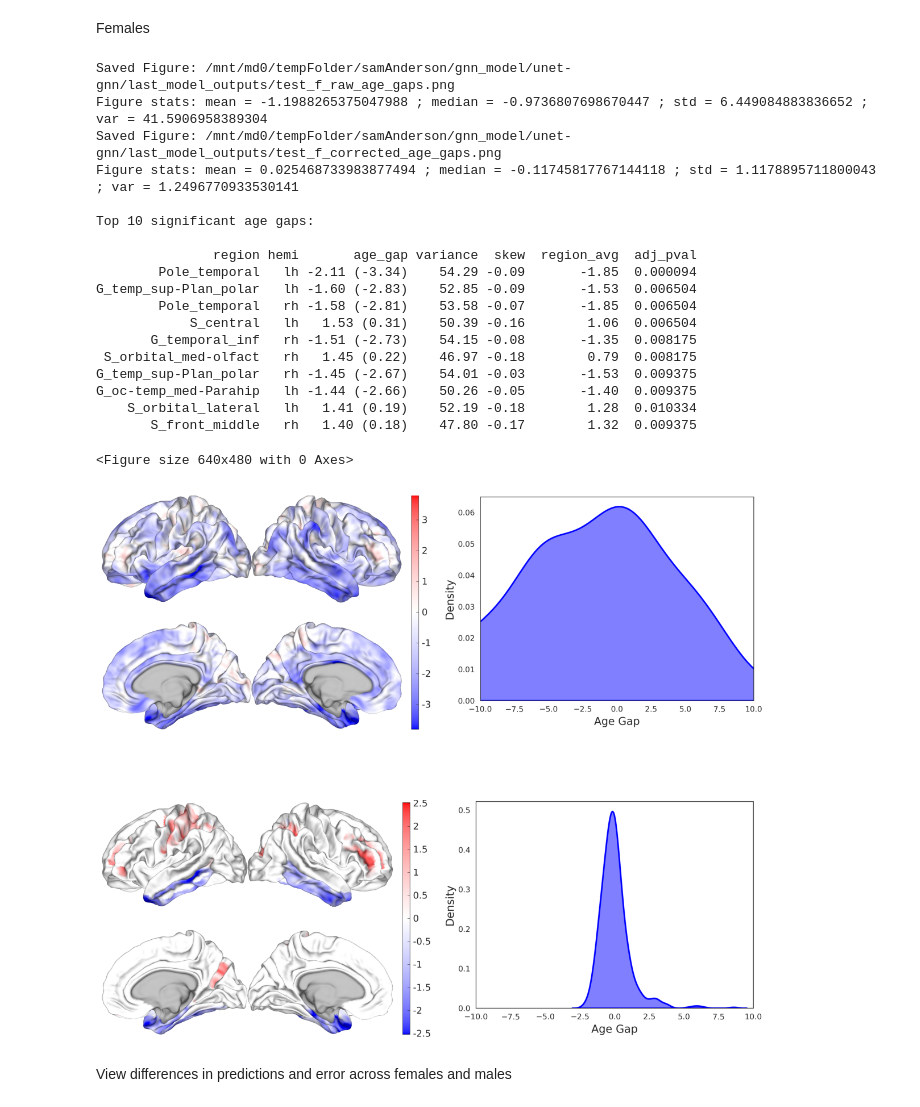
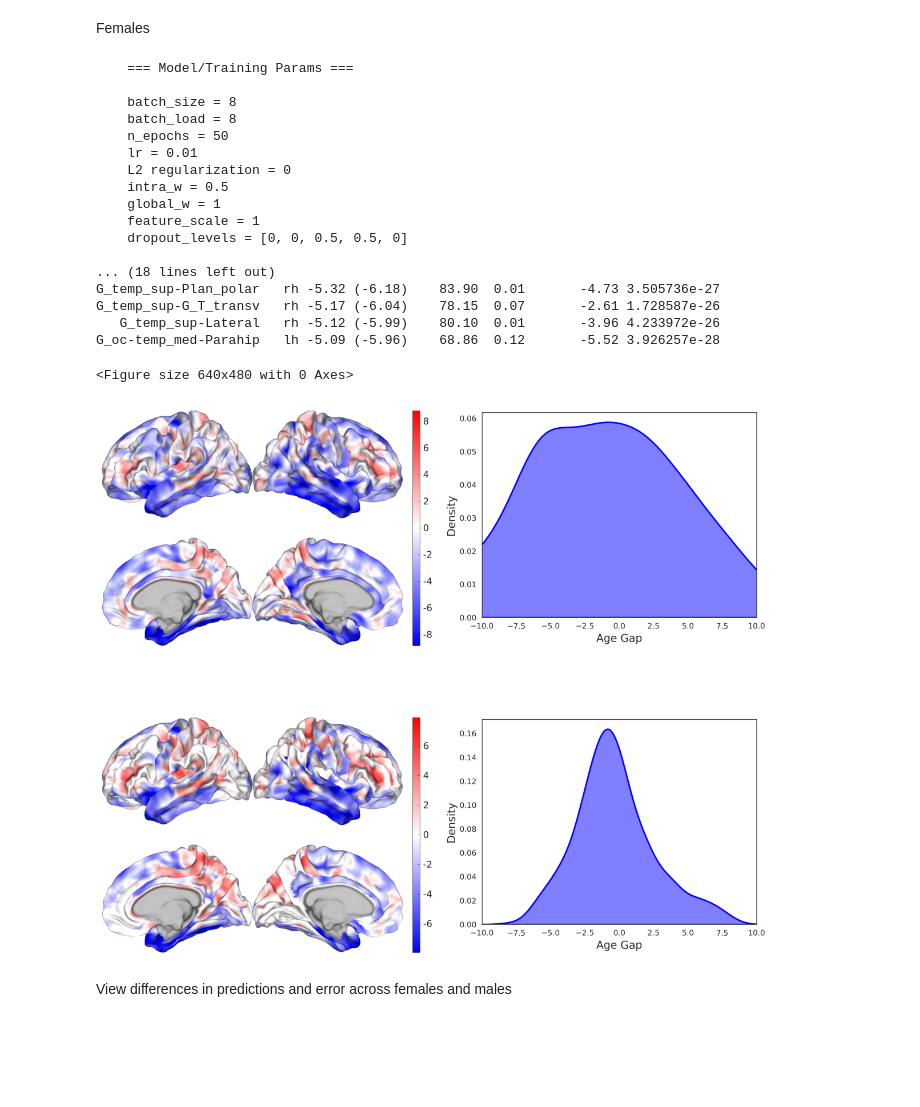
Before and after one commit to SamAndTheSun/Graph_UNet, a Jupyter notebook: notebooks/sex_analysis.ipynb, the cells around one changed output. Saved outputs shown, nothing was run; the diff lists cells and outputs as text; code cells hidden in the pictures; blank space fills up the shorter version.

```diff
--- a/notebooks/sex_analysis.ipynb
+++ b/notebooks/sex_analysis.ipynb
@@ -46,29 +47,28 @@ G_oc-temp_med-Parahip   lh -1.50 (-4.71)    43.02  0.02       -1.45  0.001966
 Females
 # %%
 suffix='test_f'
-#test_model(X_test_f, y_test_f, model=trained_model, suffix=suffix)
+test_model(X_test_CN_female, y_test_CN_female, model=trained_model, suffix=suffix)
 postprocess_model(suffix, factors=np.load(f'{output_dir}test_CN_factors.npy'), global_limits=10)
 # %% [output]
-Saved Figure: /mnt/md0/tempFolder/samAnderson/gnn_model/unet-gnn/last_model_outputs/test_f_raw_age_gaps.png
-Figure stats: mean = -1.1988265375047988 ; median = -0.9736807698670447 ; std = 6.449084883836652 ; var = 41.5906958389304
-Saved Figure: /mnt/md0/tempFolder/samAnderson/gnn_model/unet-gnn/last_model_outputs/test_f_corrected_age_gaps.png
-Figure stats: mean = 0.025468733983877494 ; median = -0.11745817767144118 ; std = 1.1178895711800043 ; var = 1.2496770933530141
+    === Model/Training Params ===
 
-Top 10 significant age gaps:
+    batch_size = 8
+    batch_load = 8
+    n_epochs = 50
+    lr = 0.01
+    L2 regularization = 0
+    intra_w = 0.5
+    global_w = 1
+    feature_scale = 1
+    dropout_levels = [0, 0, 0.5, 0.5, 0]
 
-               region hemi       age_gap variance  skew  region_avg  adj_pval
-        Pole_temporal   lh -2.11 (-3.34)    54.29 -0.09       -1.85  0.000094
-G_temp_sup-Plan_polar   lh -1.60 (-2.83)    52.85 -0.09       -1.53  0.006504
-        Pole_temporal   rh -1.58 (-2.81)    53.58 -0.07       -1.85  0.006504
-            S_central   lh   1.53 (0.31)    50.39 -0.16        1.06  0.006504
-       G_temporal_inf   rh -1.51 (-2.73)    54.15 -0.08       -1.35  0.008175
- S_orbital_med-olfact   rh   1.45 (0.22)    46.97 -0.18        0.79  0.008175
-G_temp_sup-Plan_polar   rh -1.45 (-2.67)    54.01 -0.03       -1.53  0.009375
-G_oc-temp_med-Parahip   lh -1.44 (-2.66)    50.26 -0.05       -1.40  0.009375
-    S_orbital_lateral   lh   1.41 (0.19)    52.19 -0.18        1.28  0.010334
-       S_front_middle   rh   1.40 (0.18)    47.80 -0.17        1.32  0.009375
+... (18 lines left out)
+G_temp_sup-Plan_polar   rh -5.32 (-6.18)    83.90  0.01       -4.73 3.505736e-27
+G_temp_sup-G_T_transv   rh -5.17 (-6.04)    78.15  0.07       -2.61 1.728587e-26
+   G_temp_sup-Lateral   rh -5.12 (-5.99)    80.10  0.01       -3.96 4.233972e-26
+G_oc-temp_med-Parahip   lh -5.09 (-5.96)    68.86  0.12       -5.52 3.926257e-28
 <Figure size 640x480 with 0 Axes>
-[figure, old version]
+[figure, new version]
 # %% [markdown]
 View differences in predictions and error across females and males
 # %%
```
Also changed, not shown: parts of 4 cells of this notebook, 6 other files.
